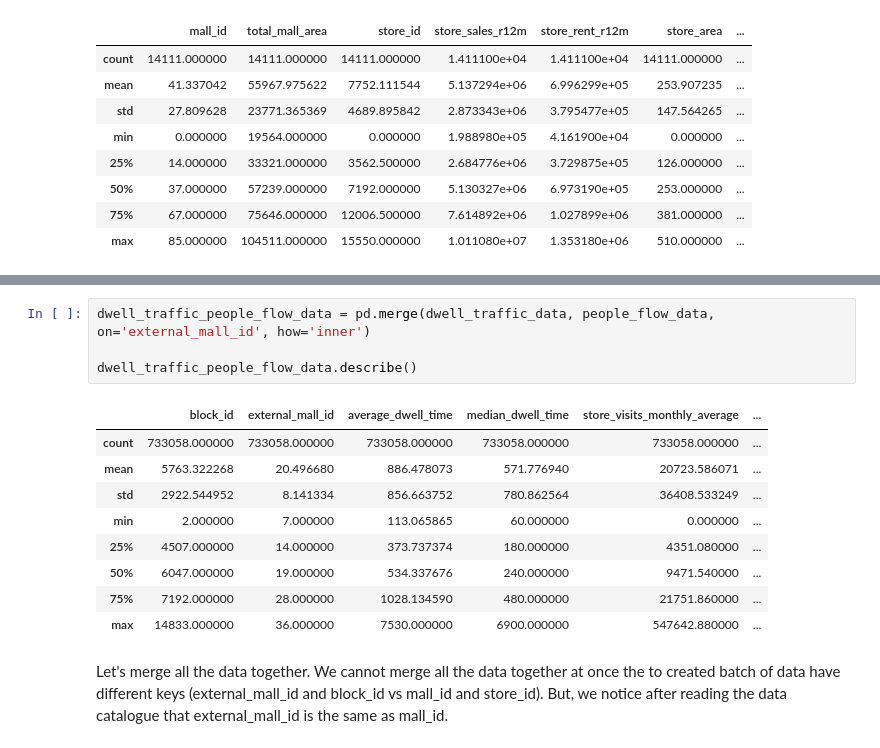
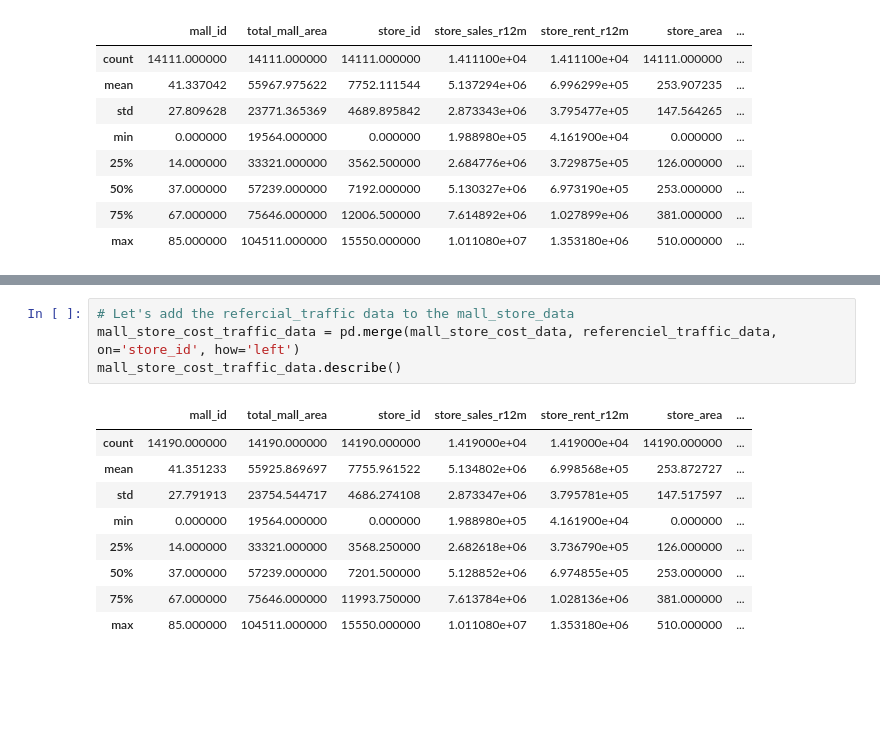
Before and after one commit to JokyHub/Data-Challenge-URW-HEC, a Jupyter notebook: notebooks/notebook-eda.ipynb, the cells around one changed output, grey strips where cells are left out. Cells and saved outputs as stored; diff of their text form; blank space fills up the shorter version.

Commit message:
Merged the dataset

```diff
--- a/notebooks/notebook-eda.ipynb
+++ b/notebooks/notebook-eda.ipynb
@@ -234,17 +217,14 @@ dwell_traffic_data.describe()
-# %%
-dwell_traffic_people_flow_data = pd.merge(dwell_traffic_data, people_flow_data, on='external_mall_id', how='inner')
-
-dwell_traffic_people_flow_data.describe()
-# %% [output]
-|  | block_id | external_mall_id | average_dwell_time | median_dwell_time | store_visits_monthly_average | ... |
-| count | 733058.000000 | 733058.000000 | 733058.000000 | 733058.000000 | 733058.000000 | ... |
-| mean | 5763.322268 | 20.496680 | 886.478073 | 571.776940 | 20723.586071 | ... |
-| std | 2922.544952 | 8.141334 | 856.663752 | 780.862564 | 36408.533249 | ... |
-| min | 2.000000 | 7.000000 | 113.065865 | 60.000000 | 0.000000 | ... |
-| 25% | 4507.000000 | 14.000000 | 373.737374 | 180.000000 | 4351.080000 | ... |
-| 50% | 6047.000000 | 19.000000 | 534.337676 | 240.000000 | 9471.540000 | ... |
-| 75% | 7192.000000 | 28.000000 | 1028.134590 | 480.000000 | 21751.860000 | ... |
-| max | 14833.000000 | 36.000000 | 7530.000000 | 6900.000000 | 547642.880000 | ... |
-# %% [markdown]
-Let's merge all the data together. We cannot merge all the data together at once the to created batch of data have different keys
-(external_mall_id and block_id vs mall_id and store_id). But, we notice after reading the data catalogue that external_mall_id is the same as mall_id.
+# %%
+# Let's add the refercial_traffic data to the mall_store_data
+mall_store_cost_traffic_data = pd.merge(mall_store_cost_data, referenciel_traffic_data, on='store_id', how='left')
+mall_store_cost_traffic_data.describe()
+# %% [output]
+|  | mall_id | total_mall_area | store_id | store_sales_r12m | store_rent_r12m | store_area | ... |
+| count | 14190.000000 | 14190.000000 | 14190.000000 | 1.419000e+04 | 1.419000e+04 | 14190.000000 | ... |
+| mean | 41.351233 | 55925.869697 | 7755.961522 | 5.134802e+06 | 6.998568e+05 | 253.872727 | ... |
+| std | 27.791913 | 23754.544717 | 4686.274108 | 2.873347e+06 | 3.795781e+05 | 147.517597 | ... |
+| min | 0.000000 | 19564.000000 | 0.000000 | 1.988980e+05 | 4.161900e+04 | 0.000000 | ... |
+| 25% | 14.000000 | 33321.000000 | 3568.250000 | 2.682618e+06 | 3.736790e+05 | 126.000000 | ... |
+| 50% | 37.000000 | 57239.000000 | 7201.500000 | 5.128852e+06 | 6.974855e+05 | 253.000000 | ... |
+| 75% | 67.000000 | 75646.000000 | 11993.750000 | 7.613784e+06 | 1.028136e+06 | 381.000000 | ... |
+| max | 85.000000 | 104511.000000 | 15550.000000 | 1.011080e+07 | 1.353180e+06 | 510.000000 | ... |
```
Also changed, not shown: parts of 12 cells of this notebook.
